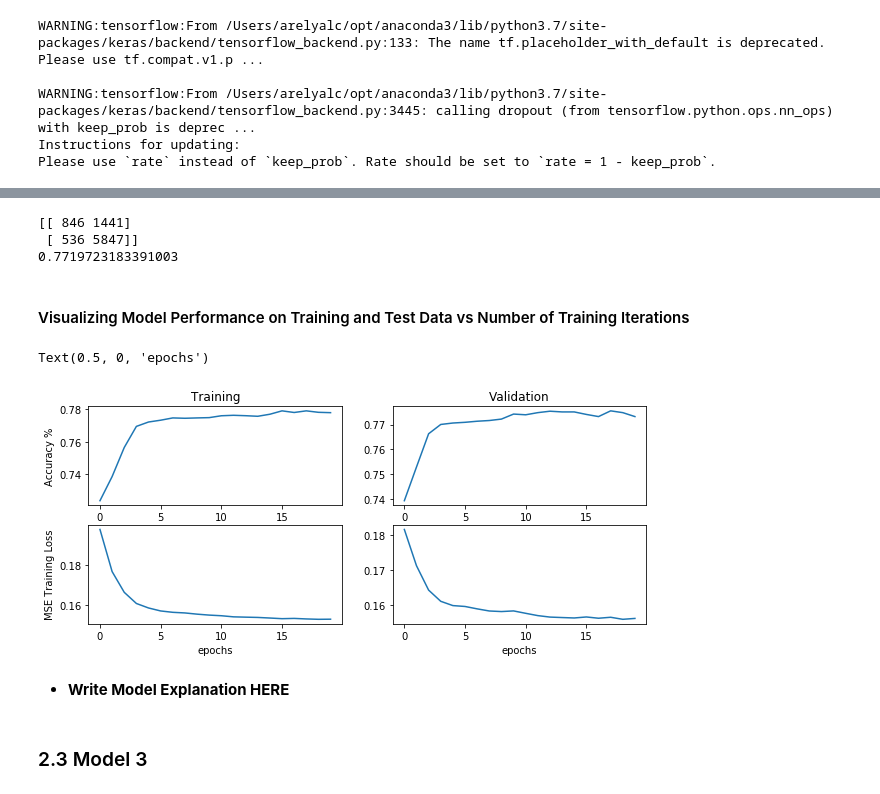
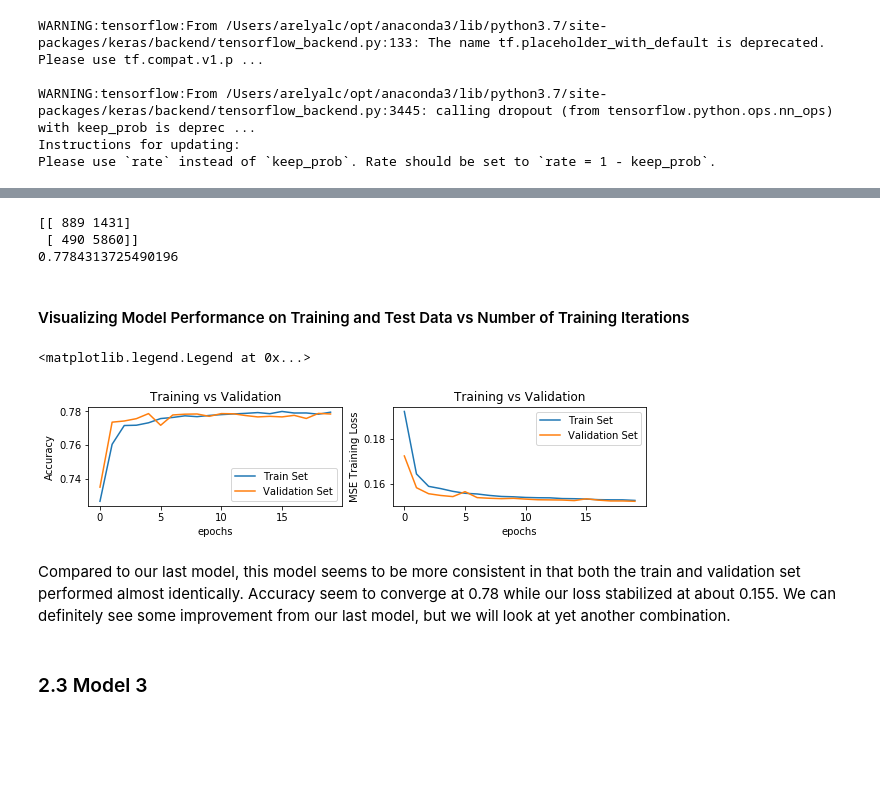
Before and after one commit to arelyalc/machineLearningLabs, a Jupyter notebook: Lab5.ipynb, the cells around one changed output, grey strips where cells are left out. Saved outputs shown, nothing was run; the diff lists cells and outputs as text; code cells hidden in the pictures; blank space fills up the shorter version.

Commit message:
model 2 changes plus explanation; model2 is winning so far as best model; model3 here we come

```diff
--- a/Lab5.ipynb
+++ b/Lab5.ipynb
@@ -688,5 +688,5 @@ model_2.compile(optimizer='sgd',
               metrics=['accuracy', precision])
 
 history_m2 = model_2.fit(X_ints_train + [X_train_num],
-        y_train, validation_split=0.2, epochs=20, batch_size=32, verbose=1)
+        y_train, validation_data = (X_ints_test + [X_test_num], y_test), epochs=20, batch_size=32, verbose=1)
 # %% [output]
@@ -715,37 +715,35 @@ print(mt.confusion_matrix(y_test,yhat))
 
 print(mt.accuracy_score(y_test,yhat))
 # %% [output]
-[[ 846 1441]
- [ 536 5847]]
-0.7719723183391003
+[[ 889 1431]
+ [ 490 5860]]
+0.7784313725490196
 # %% [markdown]
 #### Visualizing Model Performance on Training and Test Data vs Number of Training Iterations
 # %%
 %matplotlib inline
 
 plt.figure(figsize=(10,4))
 plt.subplot(2,2,1)
-plt.plot(history_m2.history['accuracy'])
+plt.plot(history_m2.history['acc'], label='Train Set')
+plt.plot(history_m2.history['val_acc'],label='Validation Set')
+plt.ylabel('Accuracy')
+plt.xlabel('epochs')
+plt.title('Training vs Validation')
+plt.legend()
 
-plt.ylabel('Accuracy %')
-plt.title('Training')
 plt.subplot(2,2,2)
-plt.plot(history_m2.history['val_accuracy'])
-plt.title('Validation')
-
-plt.subplot(2,2,3)
-plt.plot(history_m2.history['loss'])
+plt.plot(history_m2.history['loss'], label='Train Set')
+plt.plot(history_m2.history['val_loss'], label='Validation Set')
 plt.ylabel('MSE Training Loss')
 plt.xlabel('epochs')
-
-plt.subplot(2,2,4)
-plt.plot(history_m2.history['val_loss'])
-plt.xlabel('epochs')
+plt.title('Training vs Validation')
+plt.legend()
 # %% [output]
-Text(0.5, 0, 'epochs')
+<matplotlib.legend.Legend at 0x...>
-[figure, old version]
+[figure, new version]
-# %% [markdown]
-* __Write Model Explanation HERE__
+# %% [markdown]
+Compared to our last model, this model seems to be more consistent in that both the train and validation set performed almost identically. Accuracy seem to converge at 0.78 while our loss stabilized at about 0.155. We can definitely see some improvement from our last model, but we will look at yet another combination.
 # %% [markdown]
 ### 2.3 Model 3
 # %% [markdown]
```
Also changed, not shown: parts of 1 cell of this notebook.
